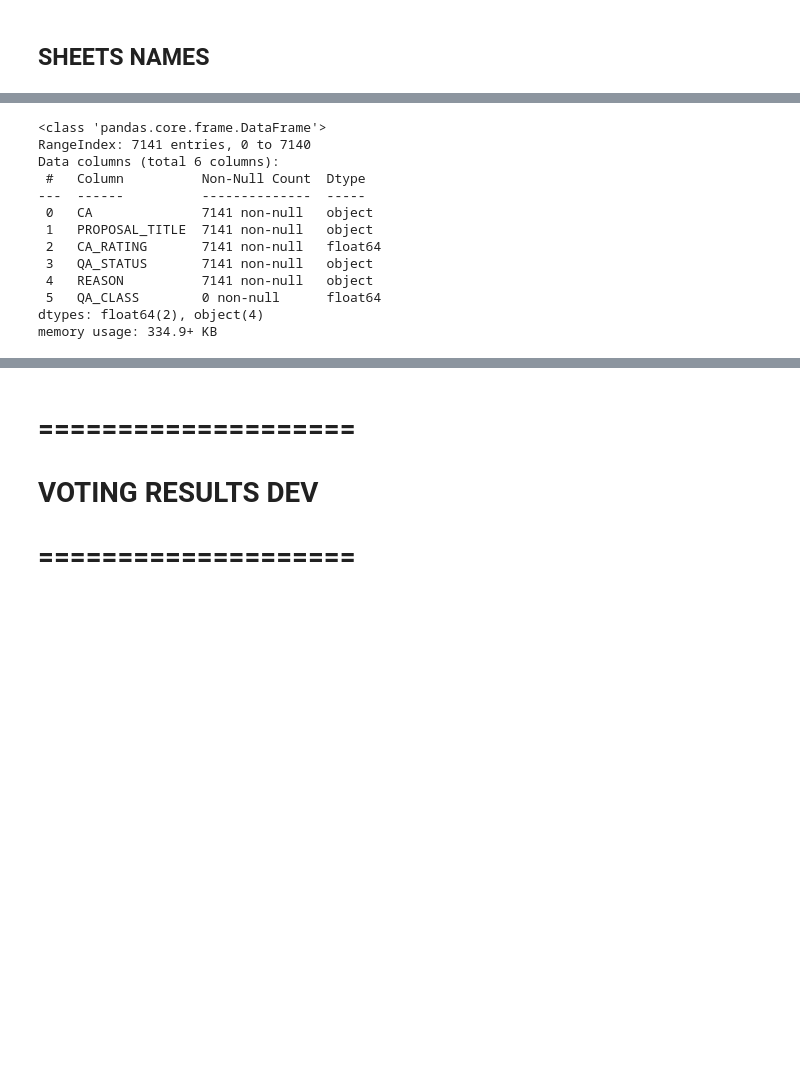
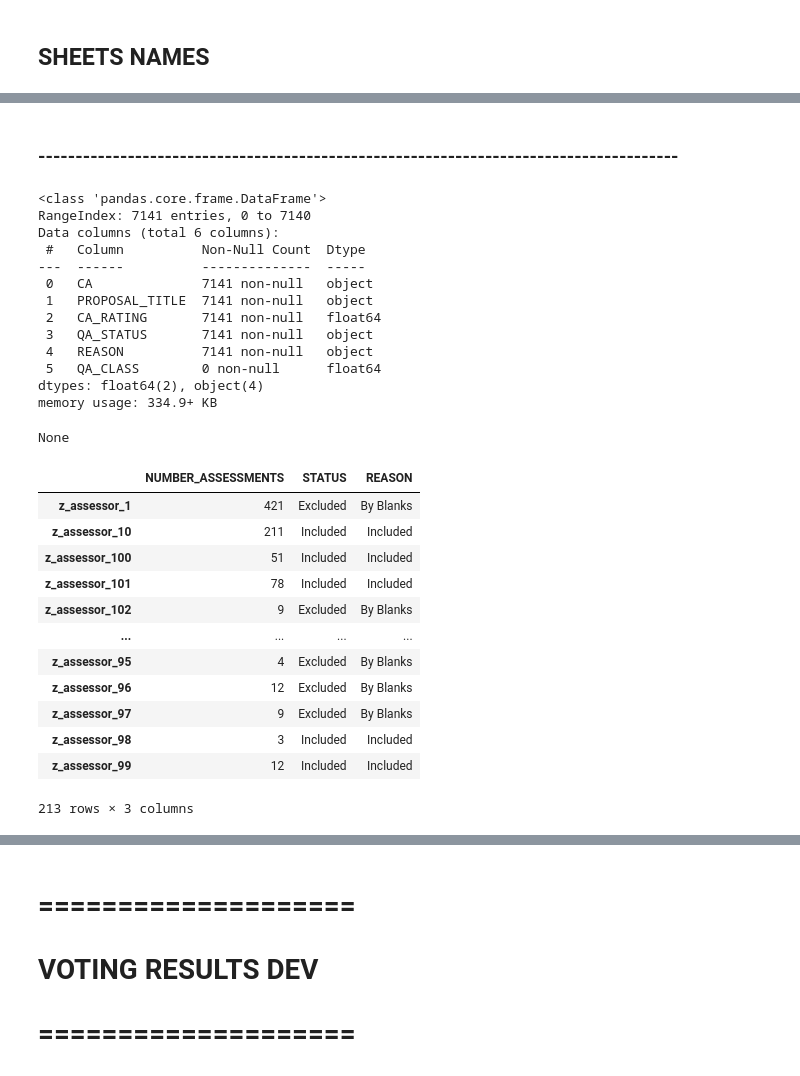
Before and after one commit to jbmattos/CatalystReport, a Jupyter notebook: data_setup.ipynb, the cells around one changed output, grey strips where cells are left out. Saved outputs shown, nothing was run; the diff lists cells and outputs as text; code cells hidden in the pictures; blank space fills up the shorter version.

Commit message:
added assessments.community_advisors data

```diff
--- a/data_setup.ipynb
+++ b/data_setup.ipynb
@@ -143,21 +129,38 @@ memory usage: 449.0+ KB
+# %% [markdown]
+### --------------------------------------------------------------------------------------
 # %%
 f = 'f4'
 df = CatalystAssessments(f)
-df.assessments.info()
+display(df.assessments.info())
+display(df.community_advisors)
 # %% [output]
 <class 'pandas.core.frame.DataFrame'>
 RangeIndex: 7141 entries, 0 to 7140
 Data columns (total 6 columns):
  #   Column          Non-Null Count  Dtype
 ---  ------          --------------  -----
  0   CA              7141 non-null   object
  1   PROPOSAL_TITLE  7141 non-null   object
  2   CA_RATING       7141 non-null   float64
  3   QA_STATUS       7141 non-null   object
  4   REASON          7141 non-null   object
  5   QA_CLASS        0 non-null      float64
 dtypes: float64(2), object(4)
 memory usage: 334.9+ KB
+None
+|  | NUMBER_ASSESSMENTS | STATUS | REASON |
+| z_assessor_1 | 421 | Excluded | By Blanks |
+| z_assessor_10 | 211 | Included | Included |
+| z_assessor_100 | 51 | Included | Included |
+| z_assessor_101 | 78 | Included | Included |
+| z_assessor_102 | 9 | Excluded | By Blanks |
+| ... | ... | ... | ... |
+| z_assessor_95 | 4 | Excluded | By Blanks |
+| z_assessor_96 | 12 | Excluded | By Blanks |
+| z_assessor_97 | 9 | Excluded | By Blanks |
+| z_assessor_98 | 3 | Included | Included |
+| z_assessor_99 | 12 | Included | Included |
+213 rows × 3 columns
 # %%
 f = 'f5'
 df = CatalystAssessments(f)
```
Also changed, not shown: parts of 38 cells of this notebook, 3 other files.
